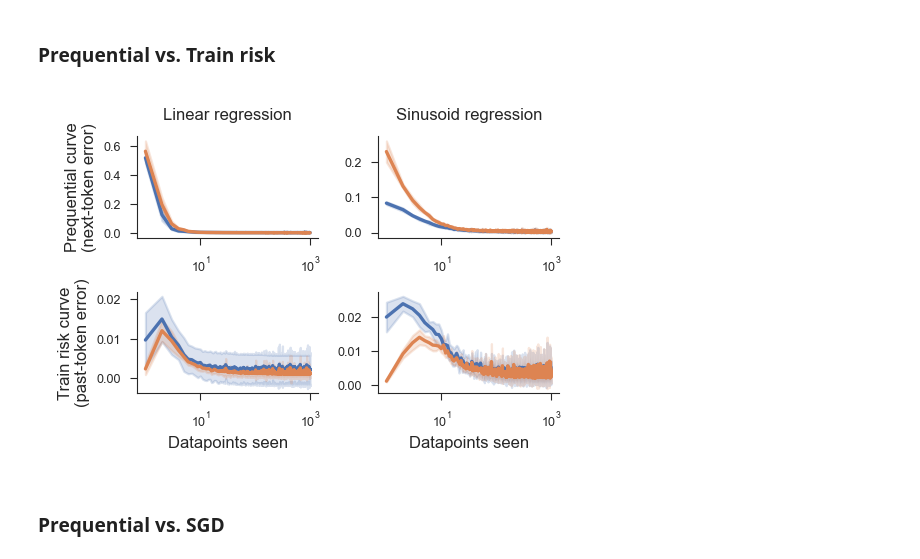
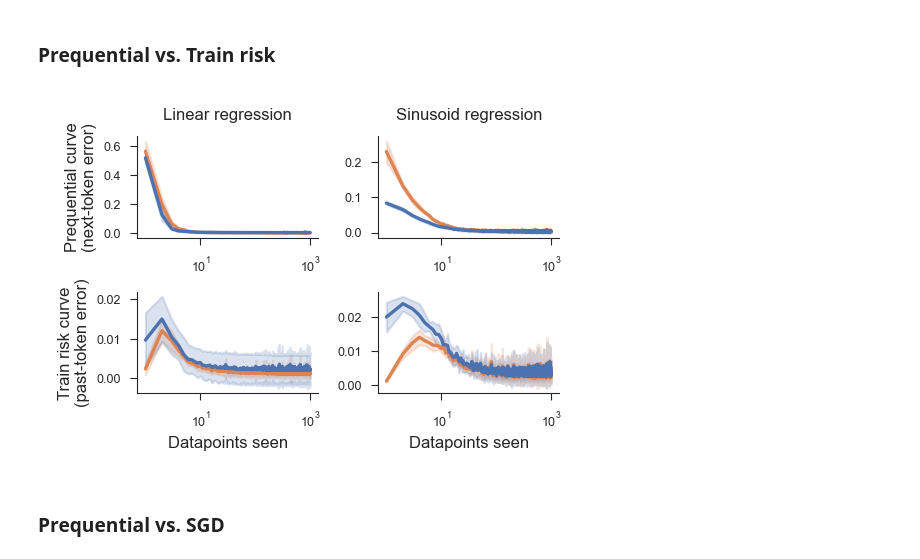
Before and after one commit to 3rdCore/PrequentialCode, a Jupyter notebook: papers/preprint/notebook.ipynb, the cells around one changed output. Drawn from its saved outputs; the diff is of its cells as text; code cells hidden in the pictures.

Commit message:
Slightly updated figure

```diff
--- a/papers/preprint/notebook.ipynb
+++ b/papers/preprint/notebook.ipynb
@@ -140,32 +142,32 @@ dataset_map = {
 # %%
 fig, axs = plt.subplots(2, 2, figsize=(2.6, 1.8))
 
 d = data[data["meta_objective"].isin(["prequential", "train"])]
 
 for i, metric in enumerate(["nexttoken", "train"]):
     for j, dataset in enumerate(["linear_regression", "sinusoid_regression"]):
         sns.lineplot(
             data=d[d["dataset"] == dataset],
             x="n_samples",
             y=f"val_tasks/n_sample_loss_{metric}",
             hue="meta_objective",
-            hue_order=["prequential", "train"],
-            palette=[sns.color_palette()[0], sns.color_palette()[1]],
+            hue_order=["train", "prequential"],
+            palette=[sns.color_palette()[1], sns.color_palette()[0]],
             errorbar="sd",
             ax=axs[i, j],
         )
         axs[i, j].set(
             xscale="log",
             xlabel="Datapoints seen" if i == 1 else None,
             ylabel=metric_map[metric] if j == 0 else None,
             title=dataset_map[dataset] if i == 0 else None,
         )
         axs[i, j].legend().remove()
 
 fig.savefig("saved/simple_tasks_prequential_vs_train_risk.pdf")
 plt.show()
 # %% [output]
-[figure, old version]
+[figure, new version]
 # %% [markdown]
 ### Prequential vs. SGD
 # %%
```
Also changed, not shown: parts of 2 cells of this notebook, 3 other files.
